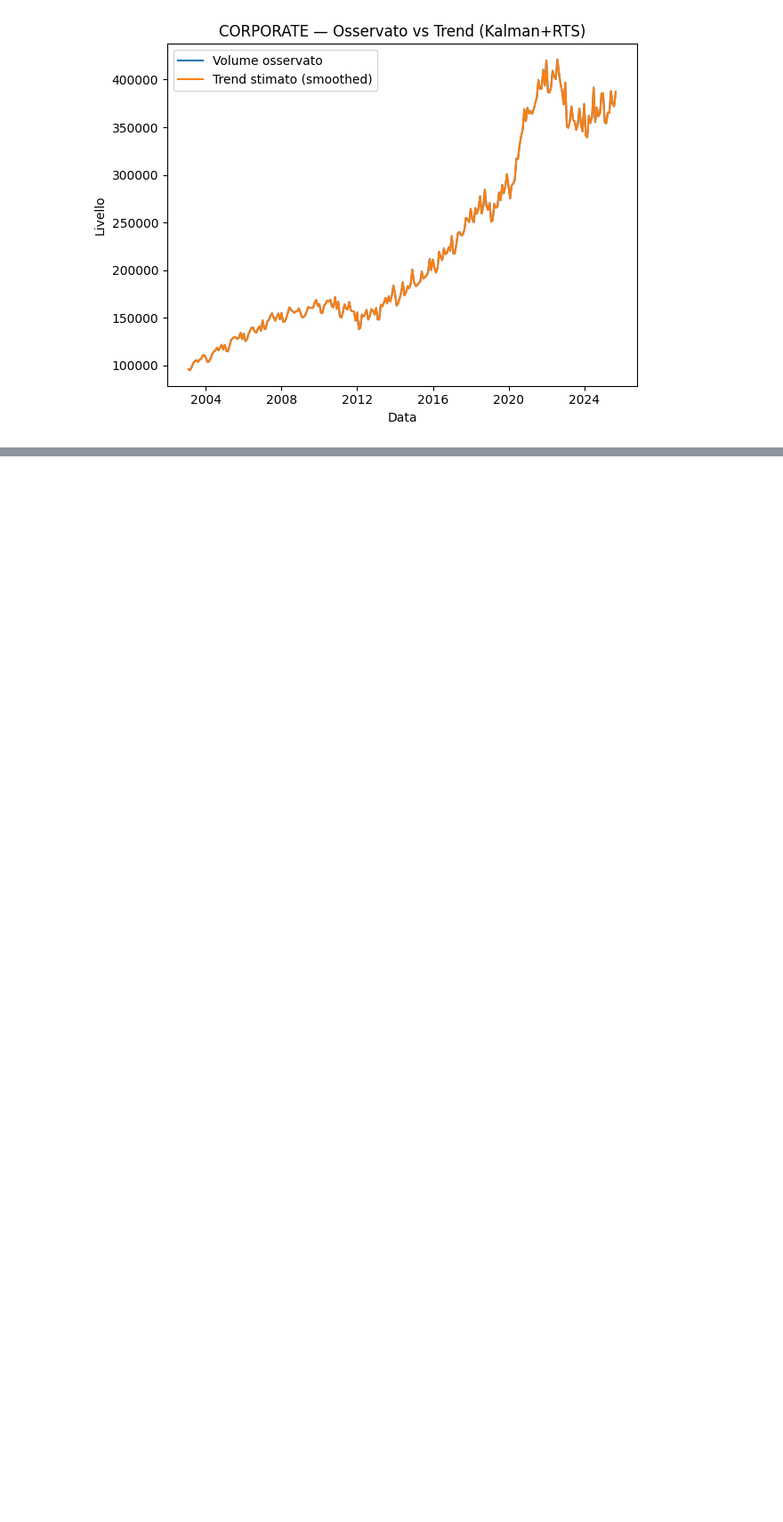
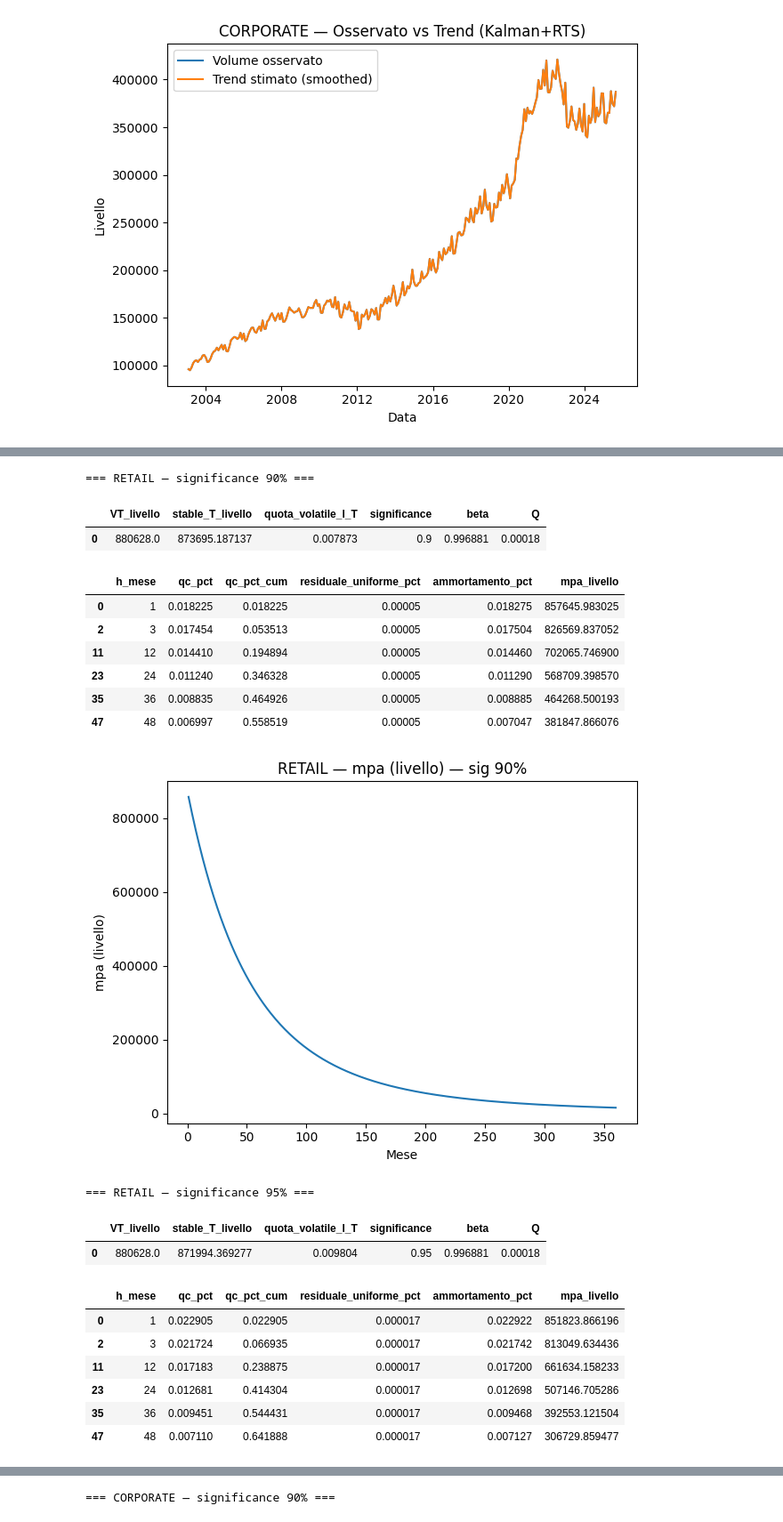
Before and after one commit to paperpills6/Modello-Comportamentale-NMD, a Jupyter notebook: Modello Volumi/Modello_Volumi.ipynb, the cells around one changed output, grey strips where cells are left out. Shown at 89% size. Drawn from its saved outputs; the diff is of its cells as text; code cells hidden in the pictures; blank space fills up the shorter version.

```diff
--- a/Modello Volumi/Modello_Volumi.ipynb
+++ b/Modello Volumi/Modello_Volumi.ipynb
@@ -529,0 +652,25 @@ corporate_step4 = run_step4_for("CORPORATE", corporate_step2, corporate_res)
+# %%
+retail_step4 = run_step4_for("RETAIL", retail_step2, retail_res_exact)
+corporate_step4 = run_step4_for("CORPORATE", corporate_step2, corporate_res_exact)
+# %% [output]
+=== RETAIL — significance 90% ===
+|  | VT_livello | stable_T_livello | quota_volatile_l_T | significance | beta | Q |
+| 0 | 880628.0 | 873695.187137 | 0.007873 | 0.9 | 0.996881 | 0.00018 |
+|  | h_mese | qc_pct | qc_pct_cum | residuale_uniforme_pct | ammortamento_pct | mpa_livello |
+| 0 | 1 | 0.018225 | 0.018225 | 0.00005 | 0.018275 | 857645.983025 |
+| 2 | 3 | 0.017454 | 0.053513 | 0.00005 | 0.017504 | 826569.837052 |
+| 11 | 12 | 0.014410 | 0.194894 | 0.00005 | 0.014460 | 702065.746900 |
+| 23 | 24 | 0.011240 | 0.346328 | 0.00005 | 0.011290 | 568709.398570 |
+| 35 | 36 | 0.008835 | 0.464926 | 0.00005 | 0.008885 | 464268.500193 |
+| 47 | 48 | 0.006997 | 0.558519 | 0.00005 | 0.007047 | 381847.866076 |
+[figure, added]
+=== RETAIL — significance 95% ===
+|  | VT_livello | stable_T_livello | quota_volatile_l_T | significance | beta | Q |
+| 0 | 880628.0 | 871994.369277 | 0.009804 | 0.95 | 0.996881 | 0.00018 |
+|  | h_mese | qc_pct | qc_pct_cum | residuale_uniforme_pct | ammortamento_pct | mpa_livello |
+| 0 | 1 | 0.022905 | 0.022905 | 0.000017 | 0.022922 | 851823.866196 |
+| 2 | 3 | 0.021724 | 0.066935 | 0.000017 | 0.021742 | 813049.634436 |
+| 11 | 12 | 0.017183 | 0.238875 | 0.000017 | 0.017200 | 661634.158233 |
+| 23 | 24 | 0.012681 | 0.414304 | 0.000017 | 0.012698 | 507146.705286 |
+| 35 | 36 | 0.009451 | 0.544431 | 0.000017 | 0.009468 | 392553.121504 |
+| 47 | 48 | 0.007110 | 0.641888 | 0.000017 | 0.007127 | 306729.859477 |
@@ -529,0 +678 @@ corporate_step4 = run_step4_for("CORPORATE", corporate_step2, corporate_res)
+=== CORPORATE — significance 90% ===
```
Also changed, not shown: parts of 8 cells of this notebook.
